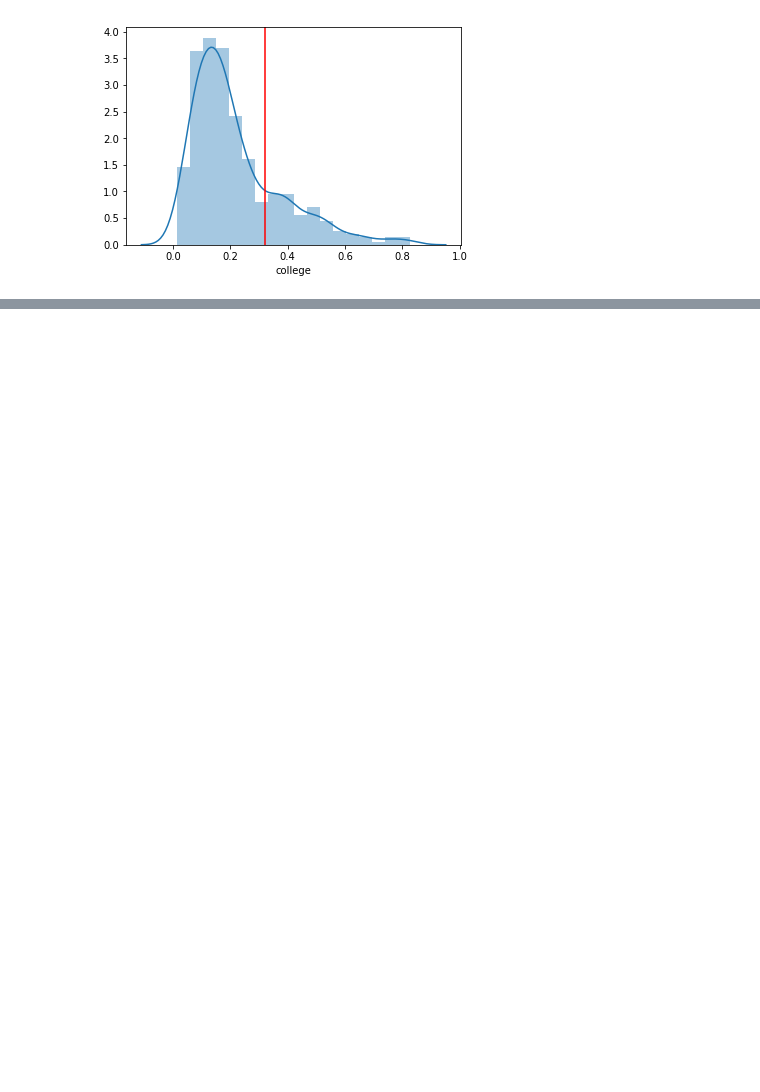
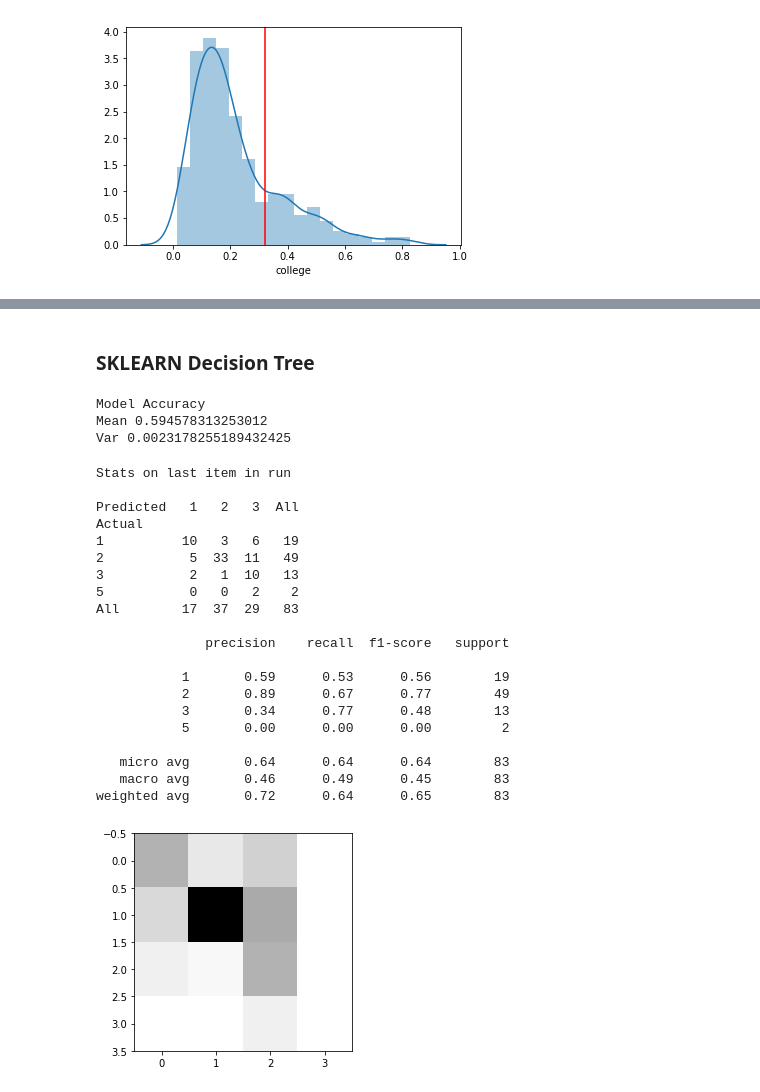
Before and after one commit to Cartercreid/CSCI-3022-Final-Project, a Jupyter notebook: Final Project.ipynb, the cells around one changed output, grey strips where cells are left out. Drawn from its saved outputs; the diff is of its cells as text; code cells hidden in the pictures; blank space fills up the shorter version.

```diff
--- a/Final Project.ipynb
+++ b/Final Project.ipynb
@@ -465,0 +453,9 @@ interesting if district homiced by firearms statistics corrilate to police killi
+# %%
+data.drop(strings, axis=1, inplace=True)
+data.dropna(inplace=True)
+# %%
+X = data.drop('raceethnicity', axis=1)
+# %%
+y = data['raceethnicity']
+# %% [markdown]
+### SKLEARN Decision Tree
@@ -465,0 +464,46 @@ interesting if district homiced by firearms statistics corrilate to police killi
+# %%
+dt_results = []
+for i in range(100):
+    X_train, X_test, y_train, y_test = train_test_split(X, y, test_size=0.2)
+    dtree_model = DecisionTreeClassifier(max_depth = 2).fit(X_train, y_train)
+    y_pred = dtree_model.predict(X_test)
+    accuracy = dtree_model.score(X_test, y_test)
+    dt_results.append(accuracy)
+# %%
+print("Model Accuracy")
+print("Mean", np.mean(dt_results))
+print("Var", np.var(dt_results))
+# %% [output]
+Model Accuracy
+Mean 0.594578313253012
+Var 0.0023178255189432425
+# %%
+print("Stats on last item in run\n")
+print(pd.crosstab(y_test, y_pred, rownames=['Actual'], colnames=['Predicted'], margins=True))
+print()
+print(classification_report(y_test, y_pred))
+conf = sklearn.metrics.confusion_matrix(y_test, y_pred)
+plt.imshow(conf, cmap='binary', interpolation='None')
+plt.show()
+# %% [output]
+Stats on last item in run
+
+Predicted   1   2   3  All
+Actual
+1          10   3   6   19
+2           5  33  11   49
+3           2   1  10   13
+5           0   0   2    2
+All        17  37  29   83
+
+              precision    recall  f1-score   support
+
+           1       0.59      0.53      0.56        19
+           2       0.89      0.67      0.77        49
+           3       0.34      0.77      0.48        13
+           5       0.00      0.00      0.00         2
+
+   micro avg       0.64      0.64      0.64        83
+   macro avg       0.46      0.49      0.45        83
+weighted avg       0.72      0.64      0.65        83
+[figure, added]
```
Also changed, not shown: parts of 71 cells of this notebook.
